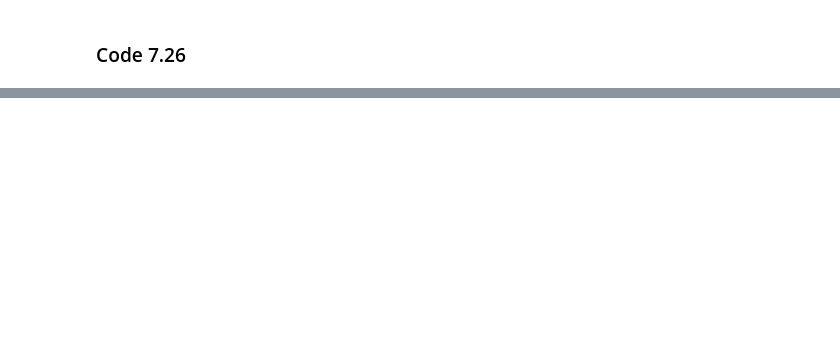
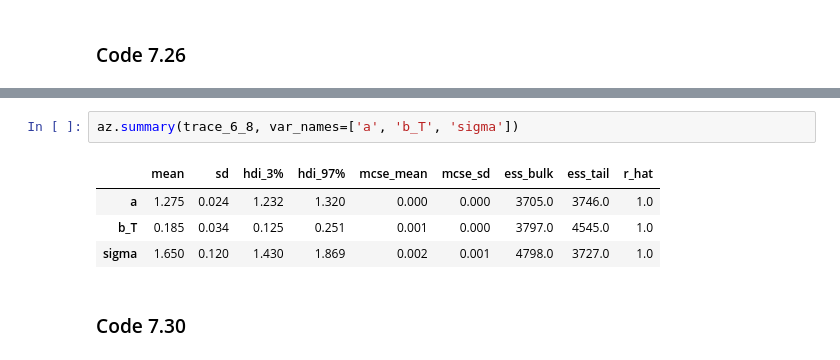
Before and after one commit to somnath1077/statistical_rethinking, a Jupyter notebook: code/ch07/nb05_WAIC_simulations.ipynb, the cells around one changed output, grey strips where cells are left out. Drawn from its saved outputs; the diff is of its cells as text; blank space fills up the shorter version.

```diff
--- a/code/ch07/nb05_WAIC_simulations.ipynb
+++ b/code/ch07/nb05_WAIC_simulations.ipynb
@@ -166,0 +214,9 @@ compare_dict
+# %%
+az.summary(trace_6_8, var_names=['a', 'b_T', 'sigma'])
+# %% [output]
+|  | mean | sd | hdi_3% | hdi_97% | mcse_mean | mcse_sd | ess_bulk | ess_tail | r_hat |
+| a | 1.275 | 0.024 | 1.232 | 1.320 | 0.000 | 0.000 | 3705.0 | 3746.0 | 1.0 |
+| b_T | 0.185 | 0.034 | 0.125 | 0.251 | 0.001 | 0.000 | 3797.0 | 4545.0 | 1.0 |
+| sigma | 1.650 | 0.120 | 1.430 | 1.869 | 0.002 | 0.001 | 4798.0 | 3727.0 | 1.0 |
+# %% [markdown]
+### Code 7.30
```
Also changed, not shown: parts of 18 cells of this notebook.
